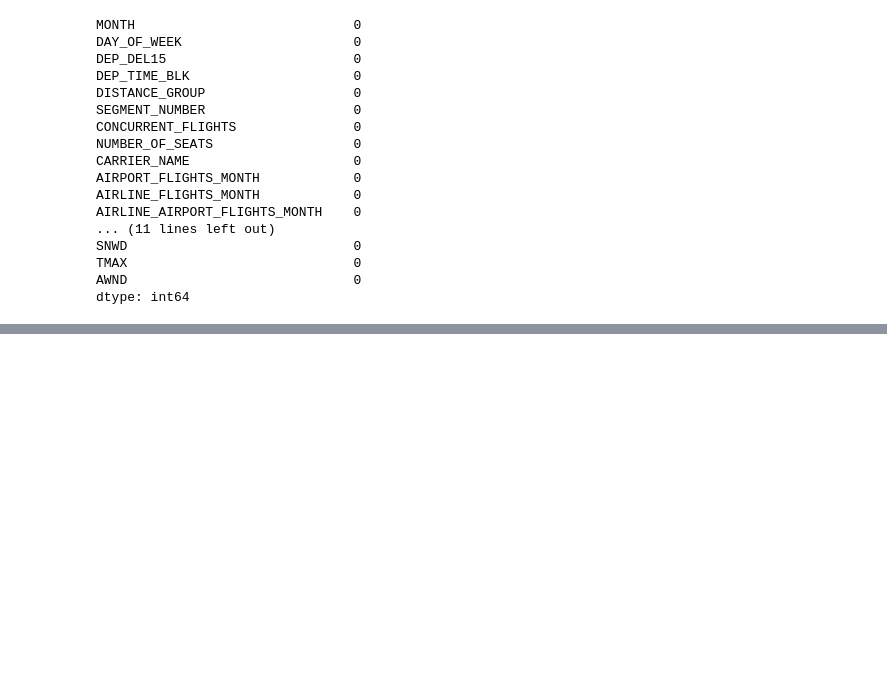
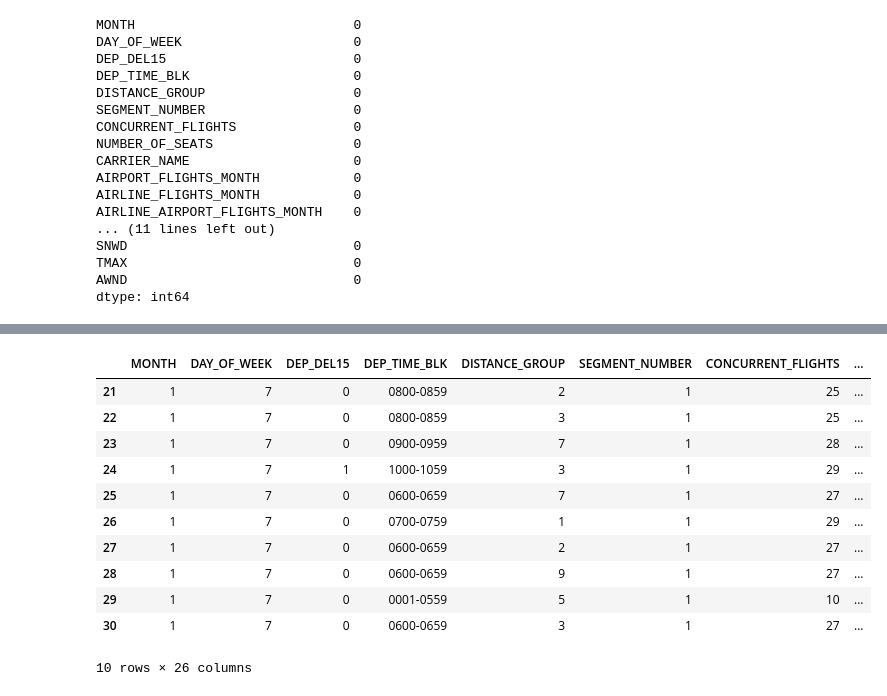
Before and after one commit to rookiescientist-andre/Whats-My-Flight-Status, a Jupyter notebook: flight_status_model.ipynb, the cells around one changed output, grey strips where cells are left out. Cells and saved outputs as stored; diff of their text form; code cells hidden in the pictures; blank space fills up the shorter version.

```diff
--- a/flight_status_model.ipynb
+++ b/flight_status_model.ipynb
@@ -152,5 +177,21 @@ data.describe()
 # %%
 # Make a copy of the dataset
 data2 = data.copy()
+# %%
+data2 = data2.loc[data2['CARRIER_NAME'] == 'United Air Lines Inc.']
+data2.head(10)
+# %% [output]
+|  | MONTH | DAY_OF_WEEK | DEP_DEL15 | DEP_TIME_BLK | DISTANCE_GROUP | SEGMENT_NUMBER | CONCURRENT_FLIGHTS | ... |
+| 21 | 1 | 7 | 0 | 0800-0859 | 2 | 1 | 25 | ... |
+| 22 | 1 | 7 | 0 | 0800-0859 | 3 | 1 | 25 | ... |
+| 23 | 1 | 7 | 0 | 0900-0959 | 7 | 1 | 28 | ... |
+| 24 | 1 | 7 | 1 | 1000-1059 | 3 | 1 | 29 | ... |
+| 25 | 1 | 7 | 0 | 0600-0659 | 7 | 1 | 27 | ... |
+| 26 | 1 | 7 | 0 | 0700-0759 | 1 | 1 | 29 | ... |
+| 27 | 1 | 7 | 0 | 0600-0659 | 2 | 1 | 27 | ... |
+| 28 | 1 | 7 | 0 | 0600-0659 | 9 | 1 | 27 | ... |
+| 29 | 1 | 7 | 0 | 0001-0559 | 5 | 1 | 10 | ... |
+| 30 | 1 | 7 | 0 | 0600-0659 | 3 | 1 | 27 | ... |
+10 rows × 26 columns
 # %%
 # Drop unnecessary columns
```
Also changed, not shown: parts of 10 cells of this notebook.
